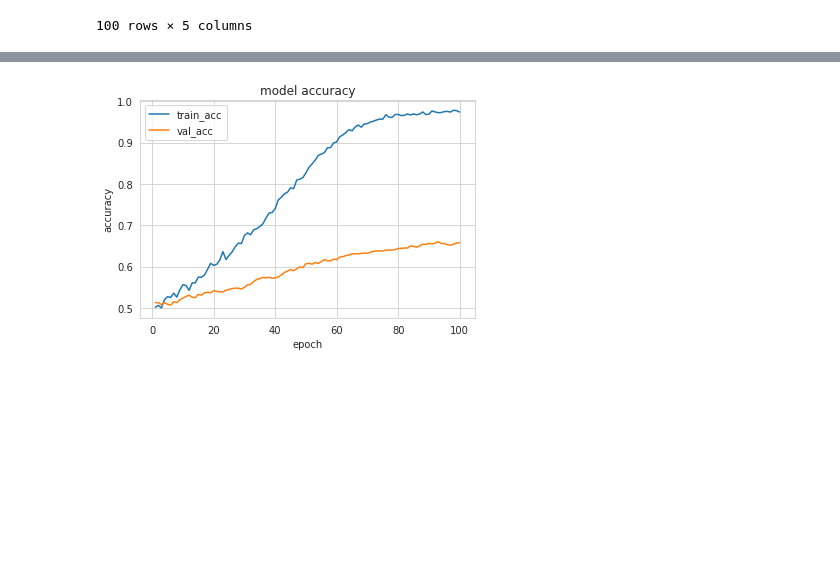
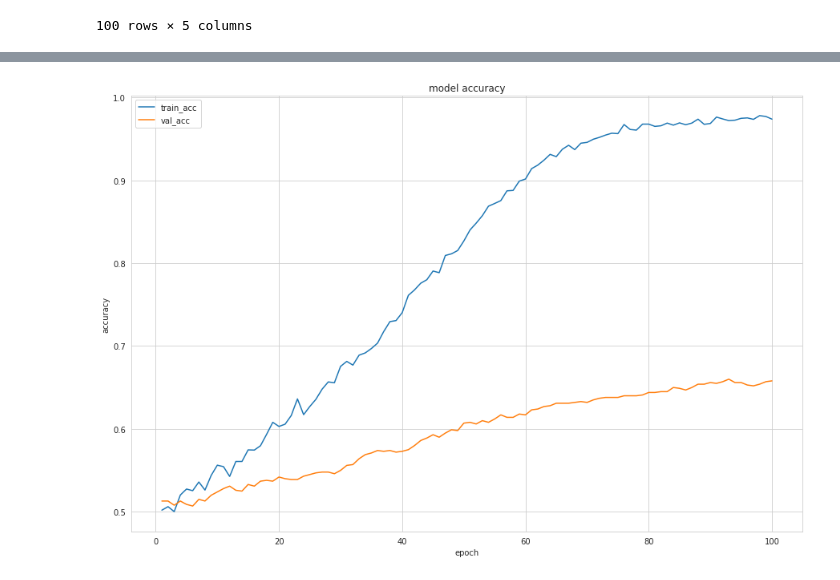
Before and after one commit to arnav-roy08/Sarcasm-Detection, a Jupyter notebook: Sarcasm_Detection_with_Neural_Networks_twitter_dataset_v1.ipynb, the cells around one changed output, grey strips where cells are left out. Saved outputs shown, nothing was run; the diff lists cells and outputs as text; code cells hidden in the pictures; blank space fills up the shorter version.

```diff
--- a/Sarcasm_Detection_with_Neural_Networks_twitter_dataset_v1.ipynb
+++ b/Sarcasm_Detection_with_Neural_Networks_twitter_dataset_v1.ipynb
@@ -203,10 +204,11 @@ plt.show()
 # %%
+fig= plt.figure(figsize=(15,10))
 plt.plot(df_m['accuracy'])
 plt.plot(df_m['val_accuracy'])
 plt.title('model accuracy')
 plt.ylabel('accuracy')
 plt.xlabel('epoch')
 plt.legend(['train_acc', 'val_acc'])
 plt.show()
 # %% [output]
-[figure, old version]
+[figure, new version]
```
Also changed, not shown: parts of 1 cell of this notebook, 1 other file.
